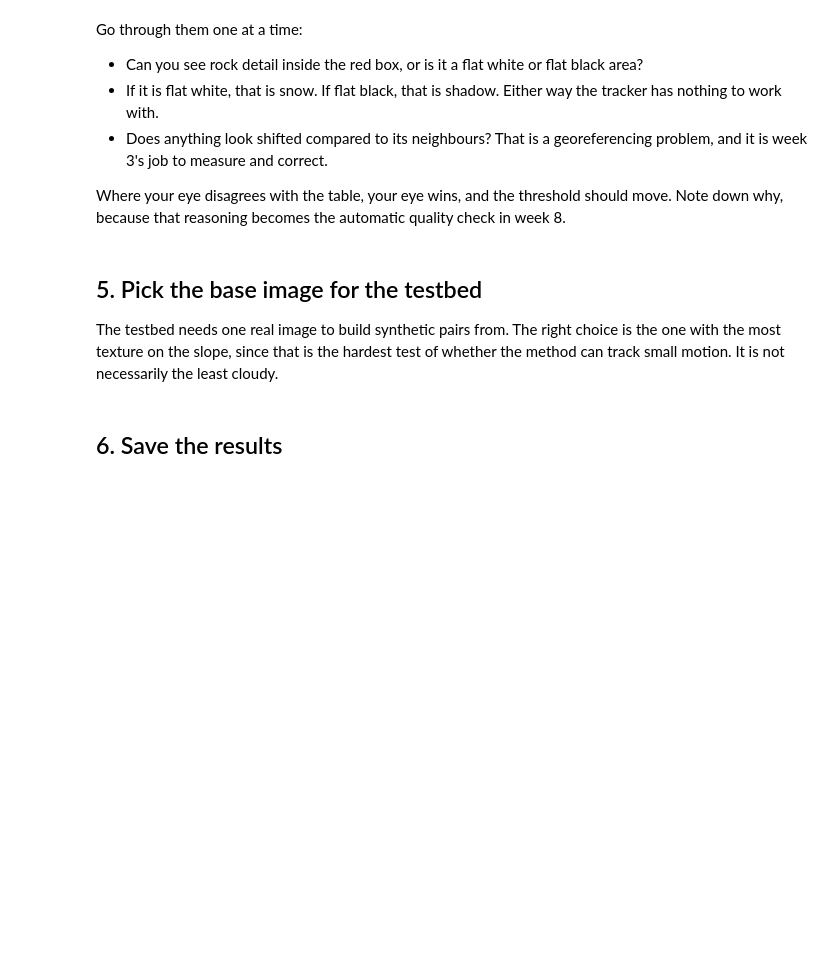
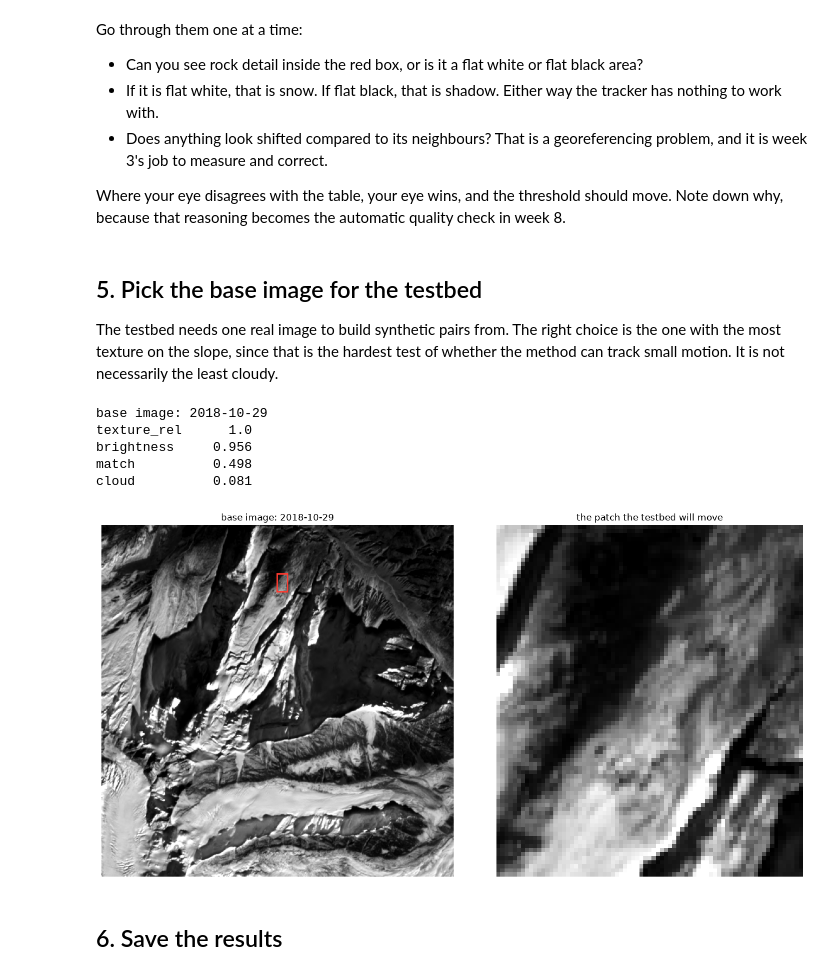
Before and after one commit to addiebisht27-prog/PP, a Jupyter notebook: notebooks/02_verify.ipynb, the cells around one changed output. Cells and saved outputs as stored; diff of their text form; code cells hidden in the pictures; blank space fills up the shorter version.

```diff
--- a/notebooks/02_verify.ipynb
+++ b/notebooks/02_verify.ipynb
@@ -210,27 +257,34 @@ the one with the most texture on the slope, since that is the hardest test of
 whether the method can track small motion. It is not necessarily the least cloudy.
 # %%
 kept = q[q["verdict"] == "keep"]
-BASE_DATE = kept.iloc[0]["date"]       # highest texture among the kept images
+BASE_DATE = kept.iloc[1]["date"]       # highest texture among the kept images
 print("base image:", BASE_DATE)
 print(kept.iloc[0][["texture_rel", "brightness", "match", "cloud"]].round(3).to_string())
 
 base = imgs[BASE_DATE]
 fig, axes = plt.subplots(1, 2, figsize=(14, 7))
 lo, hi = np.nanpercentile(base, [2, 98])
 axes[0].imshow(np.clip((base - lo) / (hi - lo), 0, 1), cmap="gray")
 axes[0].add_patch(Rectangle((SCAR["c0"], SCAR["r0"]),
                             SCAR["c1"] - SCAR["c0"], SCAR["r1"] - SCAR["r0"],
                             fill=False, ec="#ff3b30", lw=2))
 axes[0].set_title(f"base image: {BASE_DATE}")
 
 b = box_slice(base, pad=30)
 lo, hi = np.nanpercentile(b, [2, 98])
 axes[1].imshow(np.clip((b - lo) / (hi - lo), 0, 1), cmap="gray")
 axes[1].set_title("the patch the testbed will move")
 for ax in axes:
     ax.axis("off")
 plt.tight_layout()
 plt.show()
+# %% [output]
+base image: 2018-10-29
+texture_rel      1.0
+brightness     0.956
+match          0.498
+cloud          0.081
+[figure, added]
 # %% [markdown]
 ## 6. Save the results
 # %%
```
Also changed, not shown: parts of 7 cells of this notebook, 4 other files.
